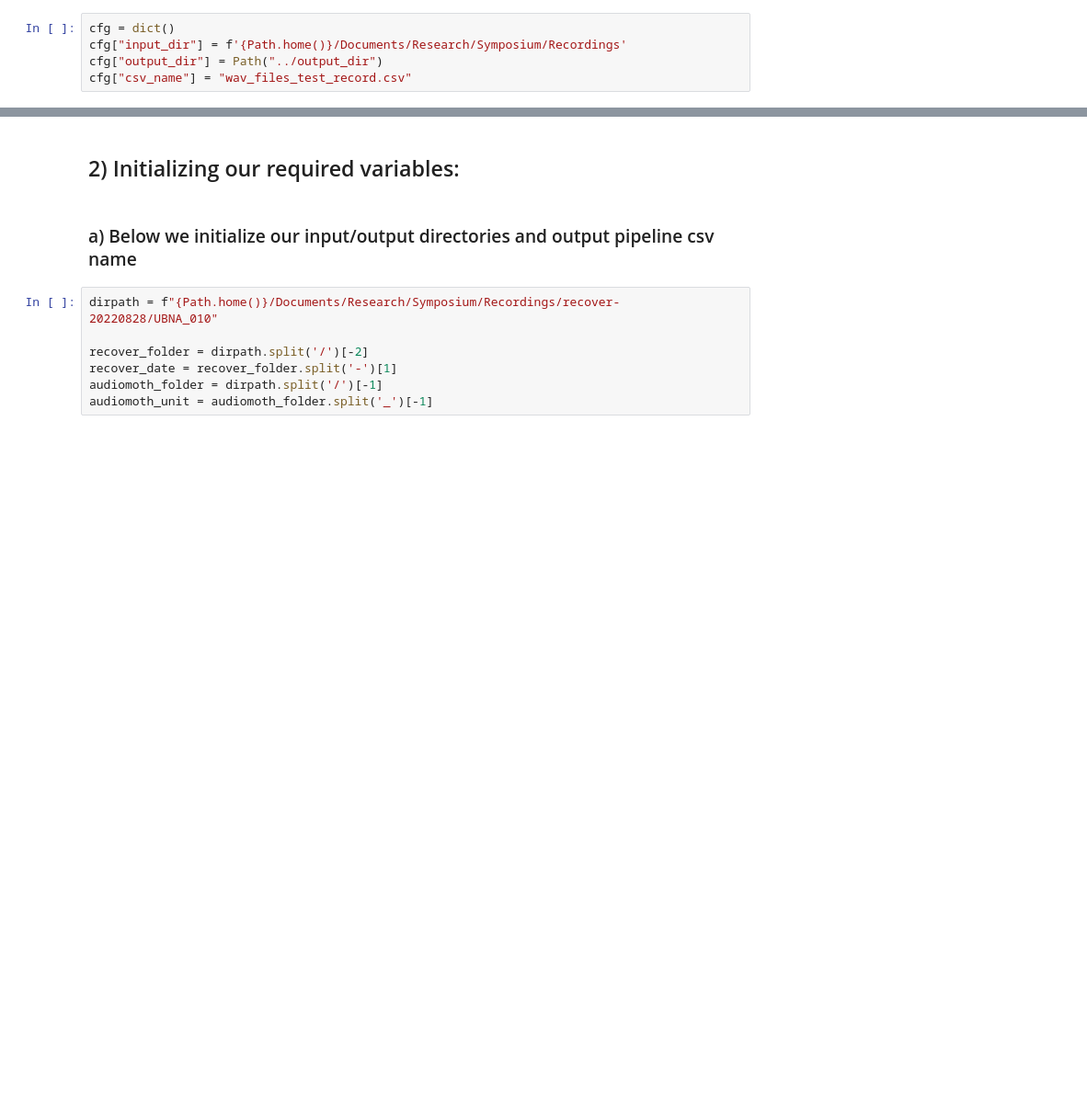
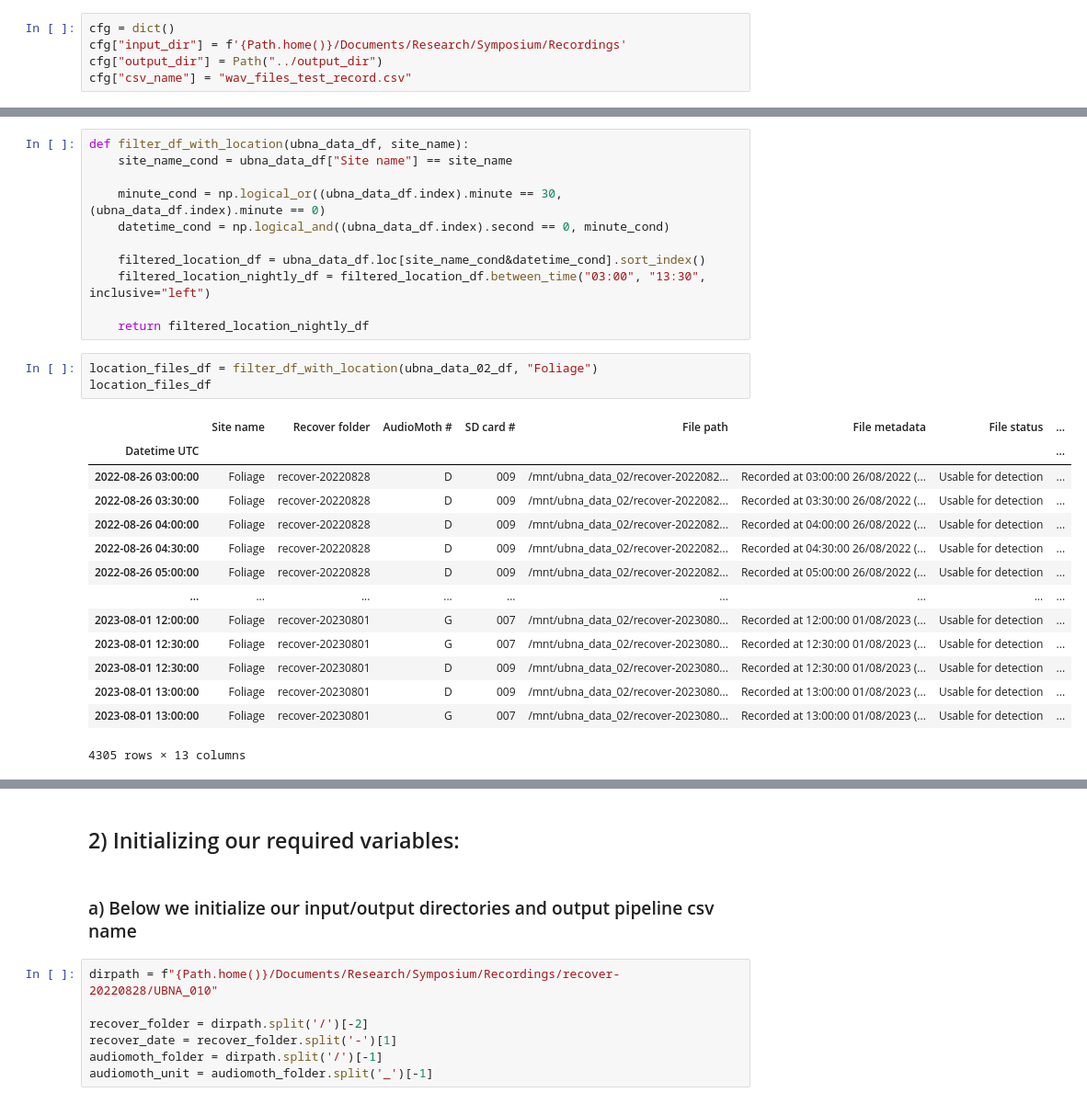
Before and after one commit to uw-echospace/bat-detector-msds, a Jupyter notebook: notebooks/test_batdetect2_pipeline.ipynb, the cells around one changed output, grey strips where cells are left out. Shown at 92% size. Saved outputs shown, nothing was run; the diff lists cells and outputs as text; blank space fills up the shorter version.

```diff
--- a/notebooks/test_batdetect2_pipeline.ipynb
+++ b/notebooks/test_batdetect2_pipeline.ipynb
@@ -123,0 +133,29 @@ filtered_df.between_time("03:00", "13:30", inclusive="left").sort_index()[0:50]
+# %%
+def filter_df_with_location(ubna_data_df, site_name):
+    site_name_cond = ubna_data_df["Site name"] == site_name
+
+    minute_cond = np.logical_or((ubna_data_df.index).minute == 30, (ubna_data_df.index).minute == 0)
+    datetime_cond = np.logical_and((ubna_data_df.index).second == 0, minute_cond)
+
+    filtered_location_df = ubna_data_df.loc[site_name_cond&datetime_cond].sort_index()
+    filtered_location_nightly_df = filtered_location_df.between_time("03:00", "13:30", inclusive="left")
+
+    return filtered_location_nightly_df
+# %%
+location_files_df = filter_df_with_location(ubna_data_02_df, "Foliage")
+location_files_df
+# %% [output]
+|  | Site name | Recover folder | AudioMoth # | SD card # | File path | File metadata | File status | ... |
+| Datetime UTC |  |  |  |  |  |  |  | ... |
+| 2022-08-26 03:00:00 | Foliage | recover-20220828 | D | 009 | /mnt/ubna_data_02/recover-2022082... | Recorded at 03:00:00 26/08/2022 (... | Usable for detection | ... |
+| 2022-08-26 03:30:00 | Foliage | recover-20220828 | D | 009 | /mnt/ubna_data_02/recover-2022082... | Recorded at 03:30:00 26/08/2022 (... | Usable for detection | ... |
+| 2022-08-26 04:00:00 | Foliage | recover-20220828 | D | 009 | /mnt/ubna_data_02/recover-2022082... | Recorded at 04:00:00 26/08/2022 (... | Usable for detection | ... |
+| 2022-08-26 04:30:00 | Foliage | recover-20220828 | D | 009 | /mnt/ubna_data_02/recover-2022082... | Recorded at 04:30:00 26/08/2022 (... | Usable for detection | ... |
+| 2022-08-26 05:00:00 | Foliage | recover-20220828 | D | 009 | /mnt/ubna_data_02/recover-2022082... | Recorded at 05:00:00 26/08/2022 (... | Usable for detection | ... |
+| ... | ... | ... | ... | ... | ... | ... | ... | ... |
+| 2023-08-01 12:00:00 | Foliage | recover-20230801 | G | 007 | /mnt/ubna_data_02/recover-2023080... | Recorded at 12:00:00 01/08/2023 (... | Usable for detection | ... |
+| 2023-08-01 12:30:00 | Foliage | recover-20230801 | G | 007 | /mnt/ubna_data_02/recover-2023080... | Recorded at 12:30:00 01/08/2023 (... | Usable for detection | ... |
+| 2023-08-01 12:30:00 | Foliage | recover-20230801 | D | 009 | /mnt/ubna_data_02/recover-2023080... | Recorded at 12:30:00 01/08/2023 (... | Usable for detection | ... |
+| 2023-08-01 13:00:00 | Foliage | recover-20230801 | D | 009 | /mnt/ubna_data_02/recover-2023080... | Recorded at 13:00:00 01/08/2023 (... | Usable for detection | ... |
+| 2023-08-01 13:00:00 | Foliage | recover-20230801 | G | 007 | /mnt/ubna_data_02/recover-2023080... | Recorded at 13:00:00 01/08/2023 (... | Usable for detection | ... |
+4305 rows × 13 columns
```
Also changed, not shown: parts of 9 cells of this notebook, 1 other file.
